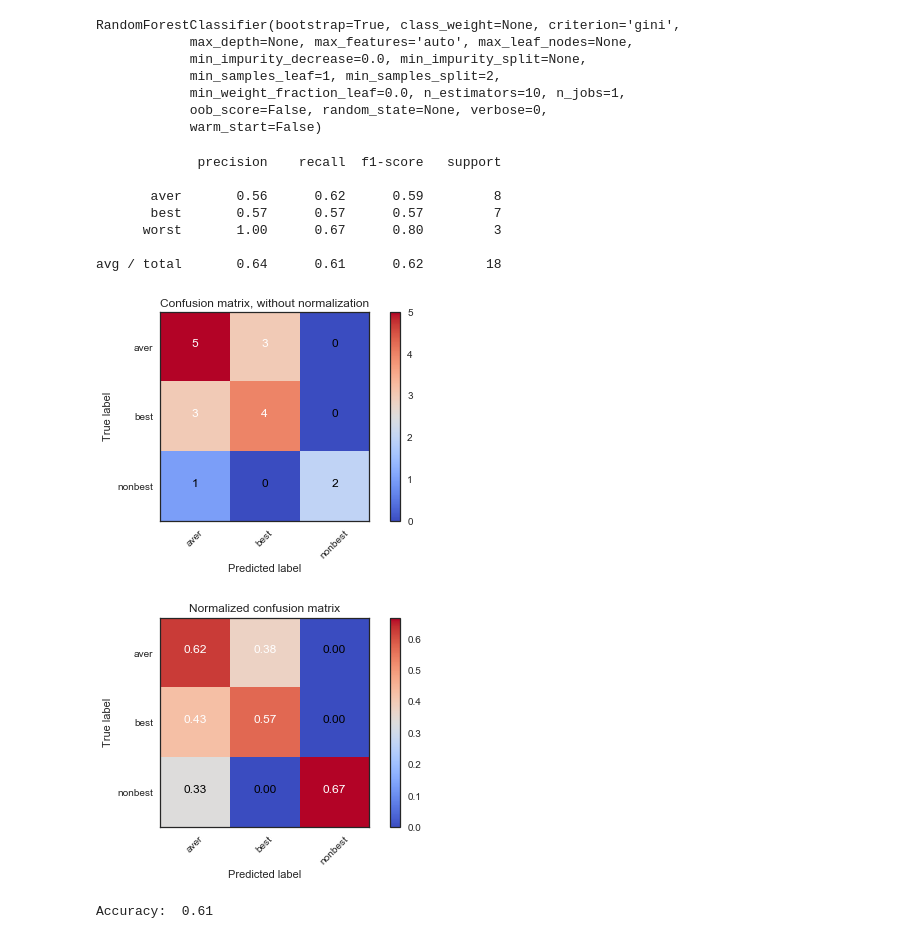
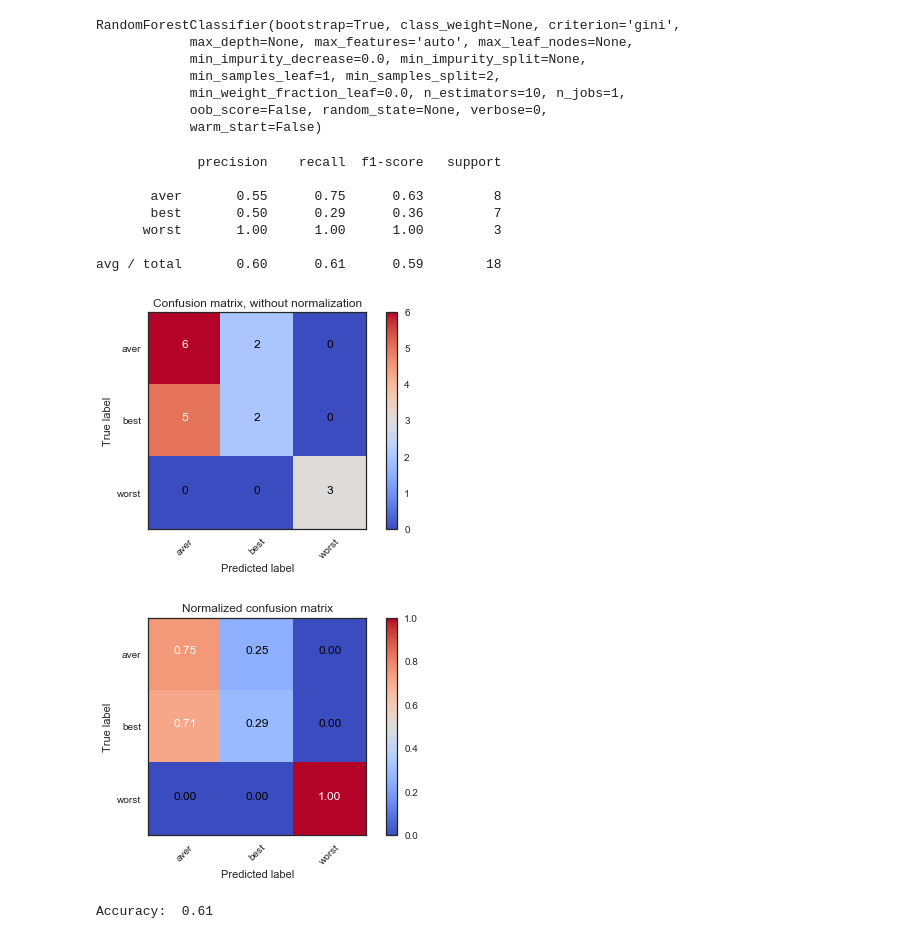
Before and after one commit to panteleeva48/REALECtreebank, a Jupyter notebook: accuracy.ipynb, the cells around one changed output. Saved outputs shown, nothing was run; the diff lists cells and outputs as text; code cells hidden in the pictures.

```diff
--- a/accuracy.ipynb
+++ b/accuracy.ipynb
@@ -580,0 +644,3 @@ Accuracy:  0.78
+# %%
+clf3 = LogisticRegression(penalty='l1', C=2.7825594022071245)
+clf3.fit(X_train, y_train)
@@ -755,0 +852,3 @@ Accuracy:  0.56
+# %%
+clf3 = LogisticRegression(penalty='l1', C=1.0)
+clf3.fit(X_train, y_train)
@@ -859,0 +1010,3 @@ Accuracy:  0.5
+# %%
+clf1 = DecisionTreeClassifier(max_depth=3, max_features=7)
+clf1.fit(X_train, y_train)
@@ -885,30 +1046,30 @@ print(classification_report(y_test, y_pred))
 # %% [output]
              precision    recall  f1-score   support
 
-       aver       0.56      0.62      0.59         8
-       best       0.57      0.57      0.57         7
-      worst       1.00      0.67      0.80         3
+       aver       0.55      0.75      0.63         8
+       best       0.50      0.29      0.36         7
+      worst       1.00      1.00      1.00         3
 
-avg / total       0.64      0.61      0.62        18
+avg / total       0.60      0.61      0.59        18
 # %%
 # Compute confusion matrix
 cnf_matrix = confusion_matrix(y_test, y_pred)
 np.set_printoptions(precision=2)
 
 # Plot non-normalized confusion matrix
 plt.figure()
-plot_confusion_matrix(cnf_matrix, classes=['aver', 'best', 'nonbest'],
+plot_confusion_matrix(cnf_matrix, classes=clf2.classes_,
                       title='Confusion matrix, without normalization')
 
 # Plot normalized confusion matrix
 plt.figure()
-plot_confusion_matrix(cnf_matrix, classes=['aver', 'best', 'nonbest'], normalize=True,
+plot_confusion_matrix(cnf_matrix, classes=clf2.classes_, normalize=True,
                       title='Normalized confusion matrix')
 
 plt.show()
 # %% [output]
-[figure, old version]
+[figure, new version]
-[figure, old version]
+[figure, new version]
 # %%
 print('Accuracy: ', round(accuracy_score(y_test, y_pred), 2))
 # %% [output]
```
Also changed, not shown: parts of 98 cells of this notebook.
